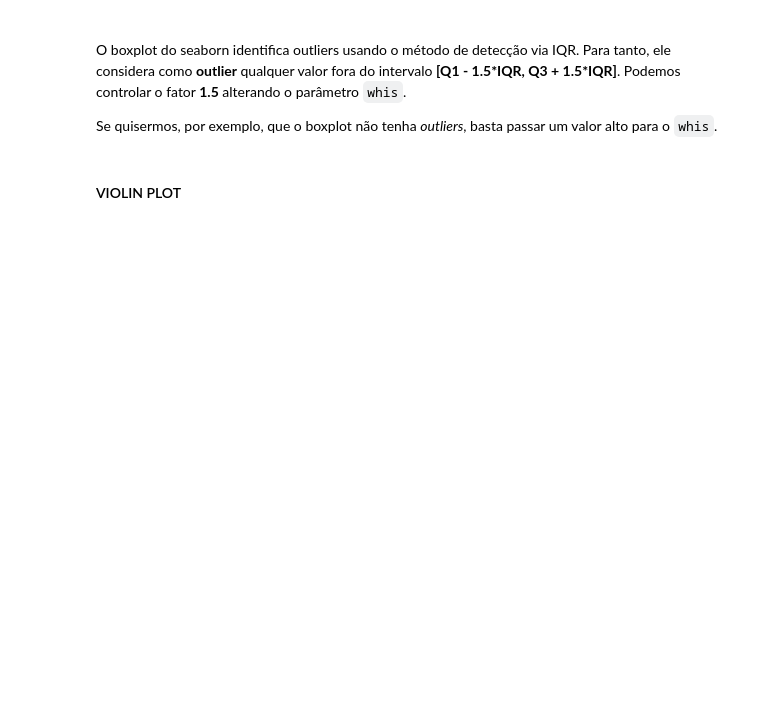
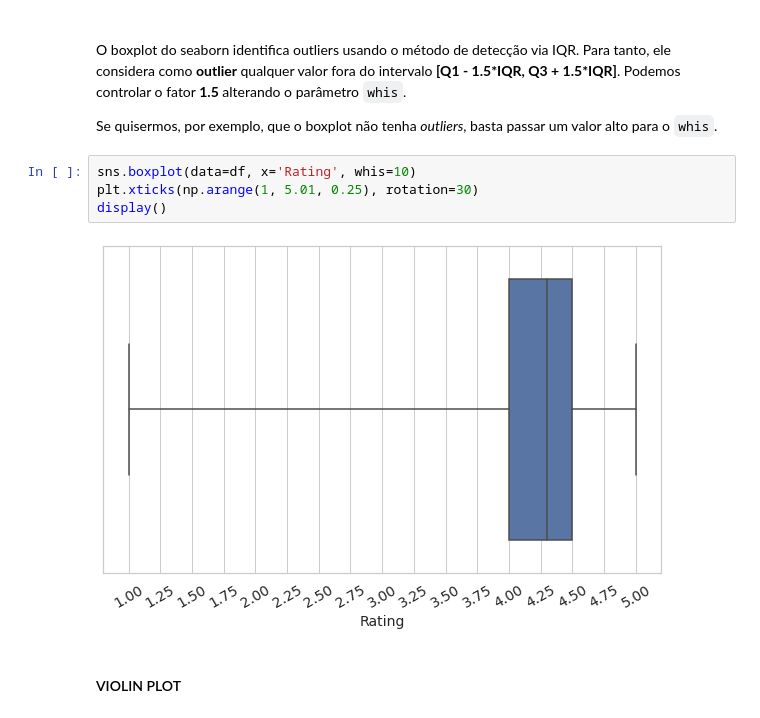
Before and after one commit to prof-samuka-IFSP/IFSP-CMP-INTL6-2021.2, a Jupyter notebook: analise-exploratoria-de-dados/analise_exploratoria_de_dados_googleplaystore.ipynb, the cells around one changed output. Saved outputs shown, nothing was run; the diff lists cells and outputs as text; blank space fills up the shorter version.

```diff
--- a/analise-exploratoria-de-dados/analise_exploratoria_de_dados_googleplaystore.ipynb
+++ b/analise-exploratoria-de-dados/analise_exploratoria_de_dados_googleplaystore.ipynb
@@ -226,5 +282,11 @@ Entretanto, é comum termos aplicativos mal avaliados. Assim sendo, a inclusão
 O boxplot do seaborn identifica outliers usando o método de detecção via IQR. Para tanto, ele considera como **outlier** qualquer valor fora do intervalo **\[Q1 - 1.5\*IQR, Q3 + 1.5\*IQR\]**. Podemos controlar o fator **1.5** alterando o parâmetro `whis`. <br/>
 
 Se quisermos, por exemplo, que o boxplot não tenha _outliers_, basta passar um valor alto para o `whis`.
+# %%
+sns.boxplot(data=df, x='Rating', whis=10)
+plt.xticks(np.arange(1, 5.01, 0.25), rotation=30)
+display()
+# %% [output]
+[figure, added]
 # %% [markdown]
 #### VIOLIN PLOT
```
Also changed, not shown: parts of 40 cells of this notebook, 2 other files.
